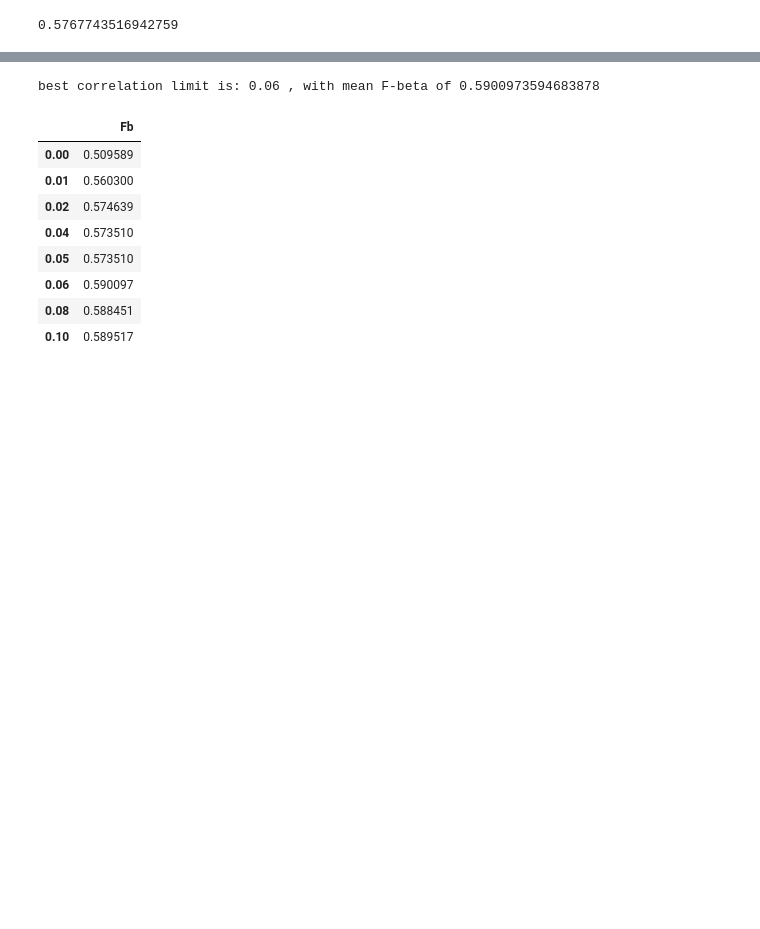
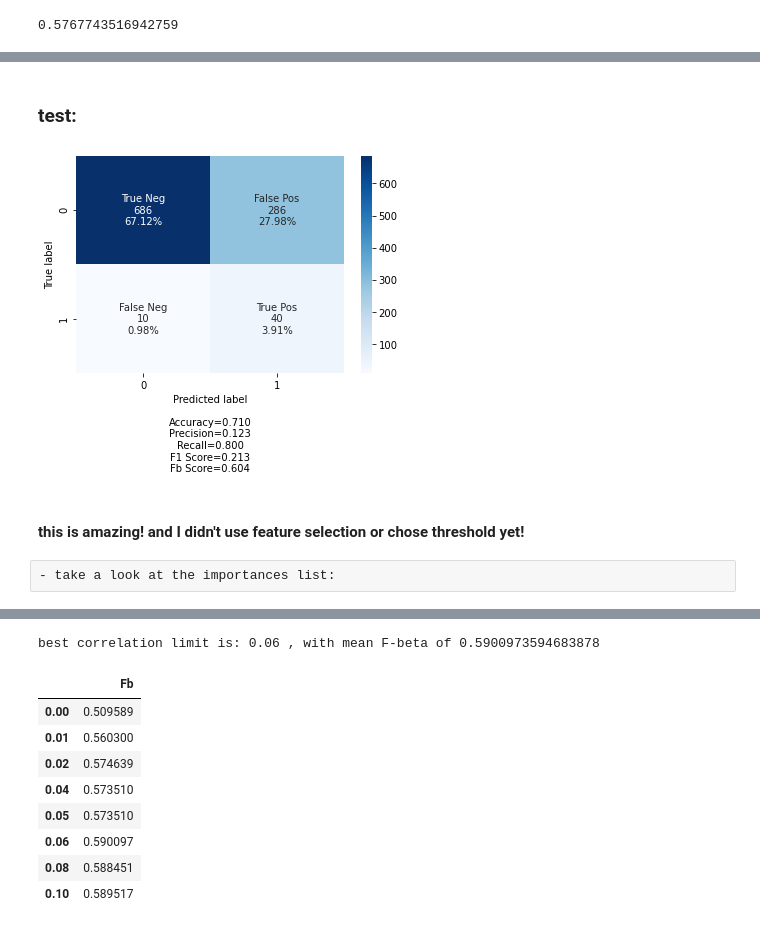
Before and after one commit to idankam/DataScienceCourseProject, a Jupyter notebook: Classification Notebook.ipynb, the cells around one changed output, grey strips where cells are left out. Drawn from its saved outputs; the diff is of its cells as text; code cells hidden in the pictures; blank space fills up the shorter version.

Commit message:
feature selection for final RFC

```diff
--- a/Classification Notebook.ipynb
+++ b/Classification Notebook.ipynb
@@ -1921,6 +1927,14 @@ main_RFC_scores.sort_values(by=['rank_test_score']).head(20)
+# %% [markdown]
+### test:
 # %%
-best_rfc = grid_search_RFC.best_estimator_
-best_rfc.fit(X_train_scaled_upsample, y_train_upsamle)
-y_pred = best_rfc.predict(X_test_scaled)
+best_RFC = grid_search_RFC.best_estimator_
+best_pipeline_RFC = Pipeline([
+    ('sampling', SMOTE(random_state=42)),
+    ('classification', best_RFC)])
+
+best_pipeline_RFC.fit(X_train_scaled, y_train)
+y_pred = best_pipeline_RFC.predict(X_test_scaled)
 
 cf_matrix_show(confusion_matrix(y_test, y_pred), beta=4)
+# %% [output]
+[figure, added]
@@ -1965,0 +1941,2 @@ for limit in corr_limits:
+# %% [markdown]
+#### this is amazing! and I didn't use feature selection or chose threshold yet!
@@ -1965,0 +1945,2 @@ for limit in corr_limits:
+# %% [raw]
+- take a look at the importances list:
```
Also changed, not shown: parts of 32 cells of this notebook.
